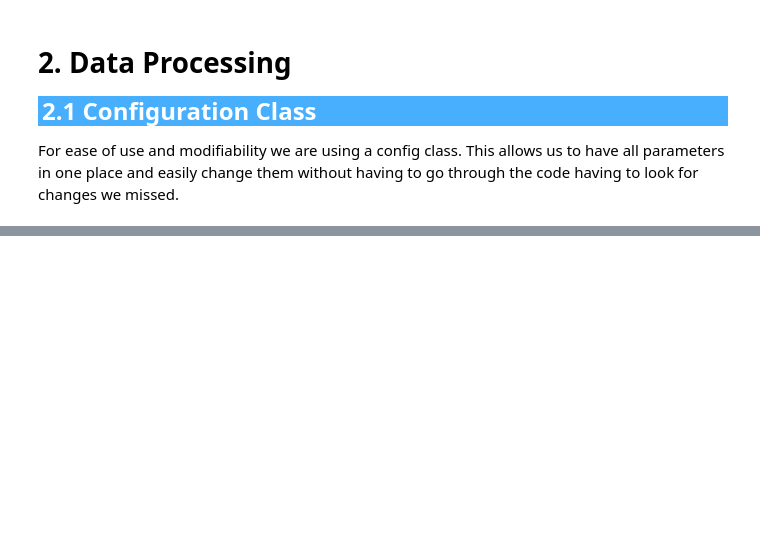
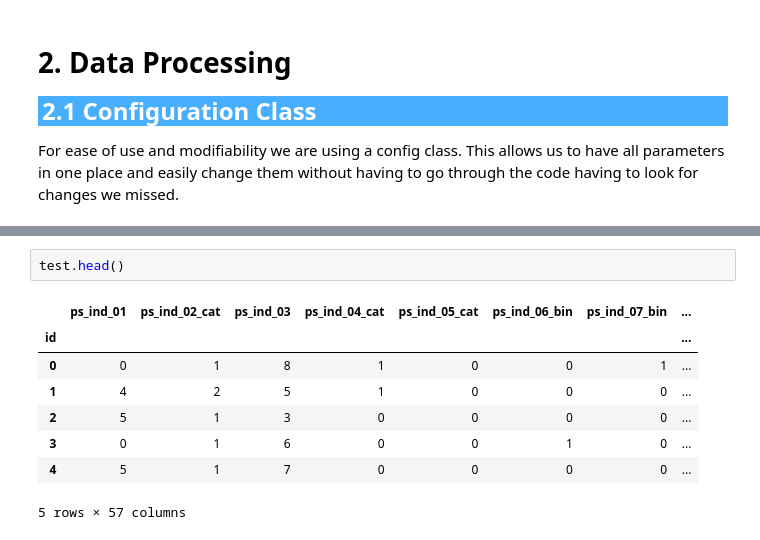
Before and after one commit to Andir16/Porto-Seguros-Safe-Driver-Prediction, a Jupyter notebook: safe-driver-prediction-denoising-autoencoder.ipynb, the cells around one changed output, grey strips where cells are left out. Saved outputs shown, nothing was run; the diff lists cells and outputs as text; blank space fills up the shorter version.

```diff
--- a/safe-driver-prediction-denoising-autoencoder.ipynb
+++ b/safe-driver-prediction-denoising-autoencoder.ipynb
@@ -63,0 +112,11 @@ For ease of use and modifiability we are using a config class. This allows us to
+# %%
+test.head()
+# %% [output]
+|  | ps_ind_01 | ps_ind_02_cat | ps_ind_03 | ps_ind_04_cat | ps_ind_05_cat | ps_ind_06_bin | ps_ind_07_bin | ... |
+| id |  |  |  |  |  |  |  | ... |
+| 0 | 0 | 1 | 8 | 1 | 0 | 0 | 1 | ... |
+| 1 | 4 | 2 | 5 | 1 | 0 | 0 | 0 | ... |
+| 2 | 5 | 1 | 3 | 0 | 0 | 0 | 0 | ... |
+| 3 | 0 | 1 | 6 | 0 | 0 | 1 | 0 | ... |
+| 4 | 5 | 1 | 7 | 0 | 0 | 0 | 0 | ... |
+5 rows × 57 columns
```
Also changed, not shown: parts of 42 cells of this notebook.
